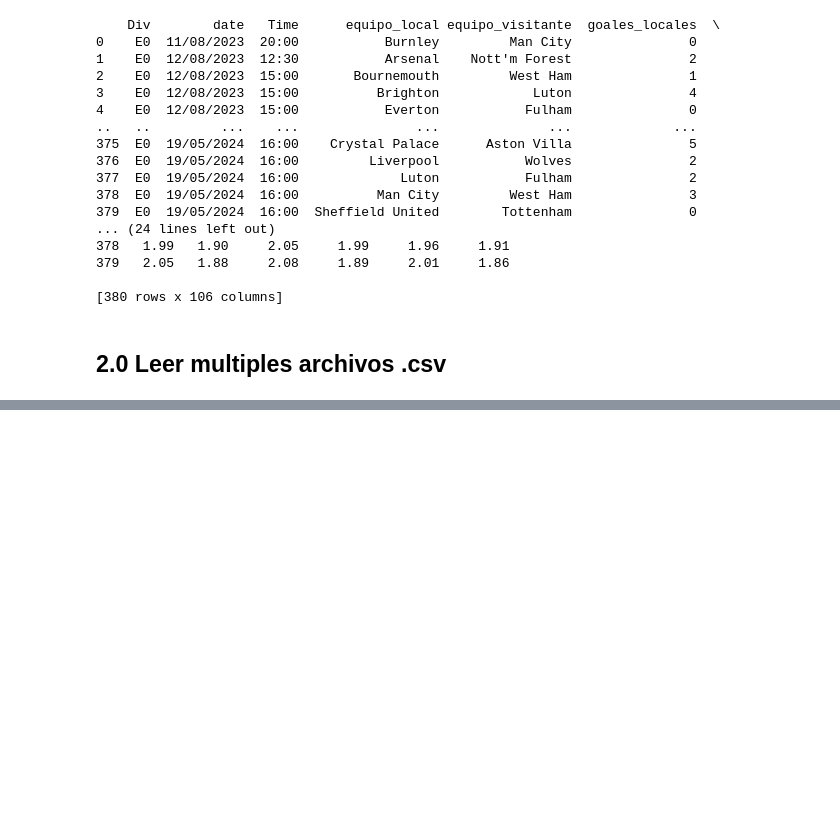
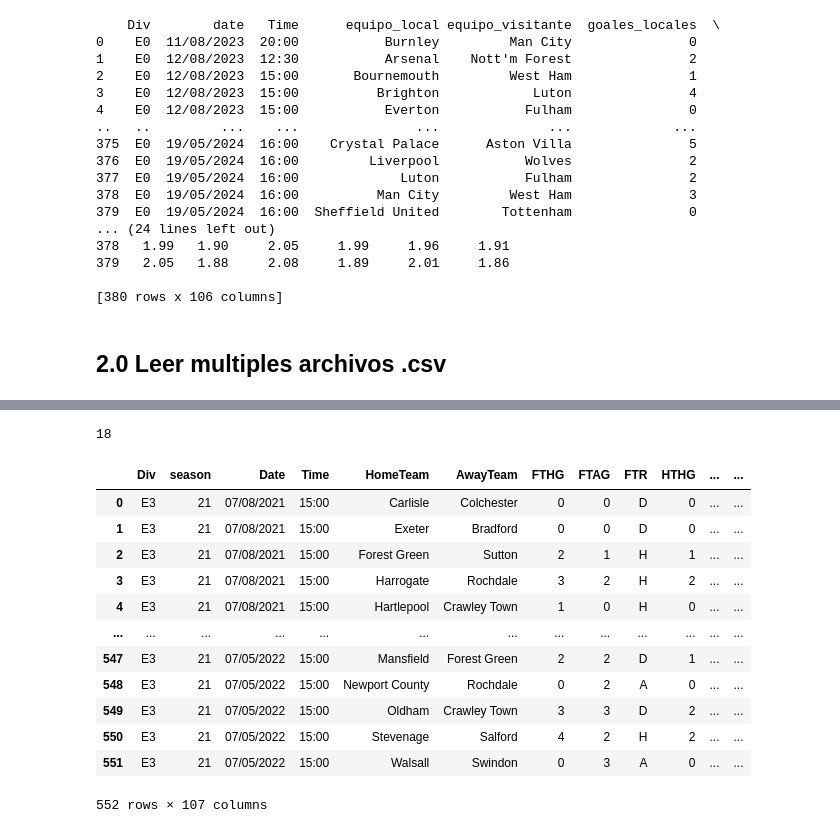
Before and after one commit to contrerascs/Proyectos-Python, a Jupyter notebook: Web-Scraping-Basic/AutomateWebScraping.ipynb, the cells around one changed output, grey strips where cells are left out. Cells and saved outputs as stored; diff of their text form; code cells hidden in the pictures; blank space fills up the shorter version.

```diff
--- a/Web-Scraping-Basic/AutomateWebScraping.ipynb
+++ b/Web-Scraping-Basic/AutomateWebScraping.ipynb
@@ -66,0 +93,34 @@ for league in leagues:
+# %%
+#Crear lista de ligas
+leagues = ['E0','E3','E3']
+frames = []
+
+#Hacer un loop a un rango de temporadas e insertar una nueva columna
+
+for league in leagues:
+    for season in range(16,22):
+        df = pd.read_csv(root + str(season) + str(season+1) + '/' + league + '.csv')
+        df.insert(1,'season', season)
+        frames.append(df)
+# %%
+#total de frames (6 temporadas x 3 ligas)
+len(frames)
+# %% [output]
+18
+# %%
+#mostrar 1er y ultimoelemento
+frames[-1]
+# %% [output]
+|  | Div | season | Date | Time | HomeTeam | AwayTeam | FTHG | FTAG | FTR | HTHG | ... | ... |
+| 0 | E3 | 21 | 07/08/2021 | 15:00 | Carlisle | Colchester | 0 | 0 | D | 0 | ... | ... |
+| 1 | E3 | 21 | 07/08/2021 | 15:00 | Exeter | Bradford | 0 | 0 | D | 0 | ... | ... |
+| 2 | E3 | 21 | 07/08/2021 | 15:00 | Forest Green | Sutton | 2 | 1 | H | 1 | ... | ... |
+| 3 | E3 | 21 | 07/08/2021 | 15:00 | Harrogate | Rochdale | 3 | 2 | H | 2 | ... | ... |
+| 4 | E3 | 21 | 07/08/2021 | 15:00 | Hartlepool | Crawley Town | 1 | 0 | H | 0 | ... | ... |
+| ... | ... | ... | ... | ... | ... | ... | ... | ... | ... | ... | ... | ... |
+| 547 | E3 | 21 | 07/05/2022 | 15:00 | Mansfield | Forest Green | 2 | 2 | D | 1 | ... | ... |
+| 548 | E3 | 21 | 07/05/2022 | 15:00 | Newport County | Rochdale | 0 | 2 | A | 0 | ... | ... |
+| 549 | E3 | 21 | 07/05/2022 | 15:00 | Oldham | Crawley Town | 3 | 3 | D | 2 | ... | ... |
+| 550 | E3 | 21 | 07/05/2022 | 15:00 | Stevenage | Salford | 4 | 2 | H | 2 | ... | ... |
+| 551 | E3 | 21 | 07/05/2022 | 15:00 | Walsall | Swindon | 0 | 3 | A | 0 | ... | ... |
+552 rows × 107 columns
```
Also changed, not shown: parts of 4 cells of this notebook.
